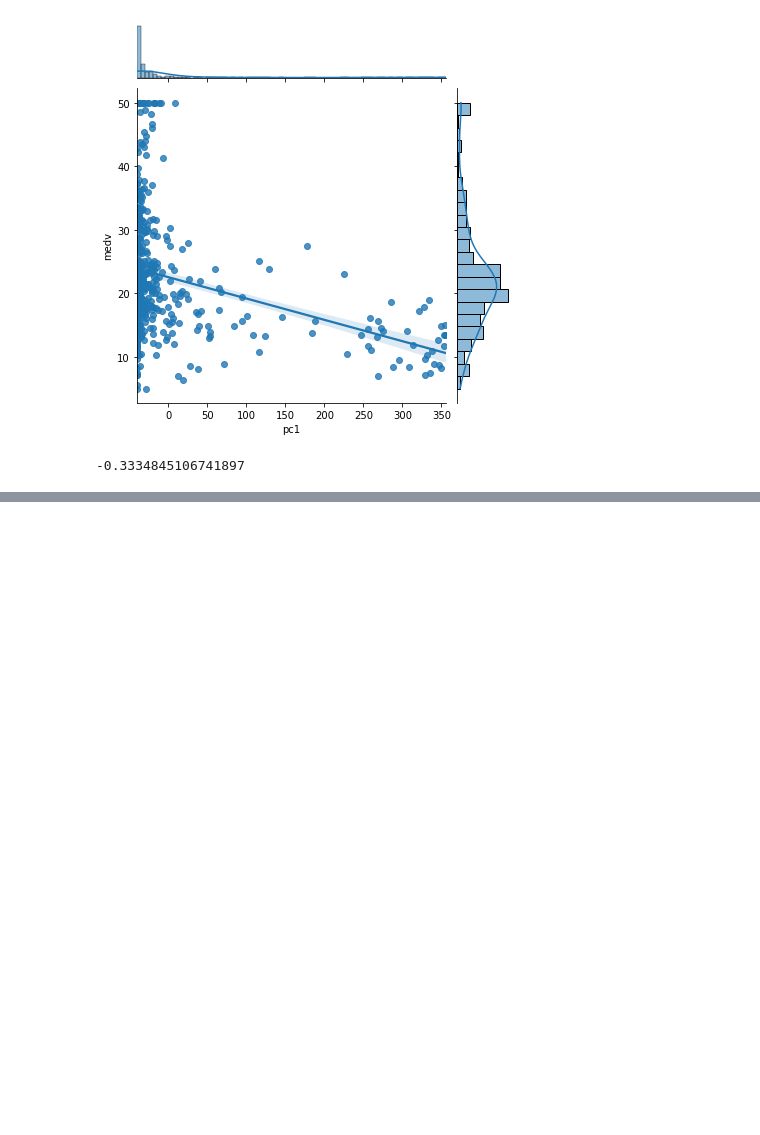
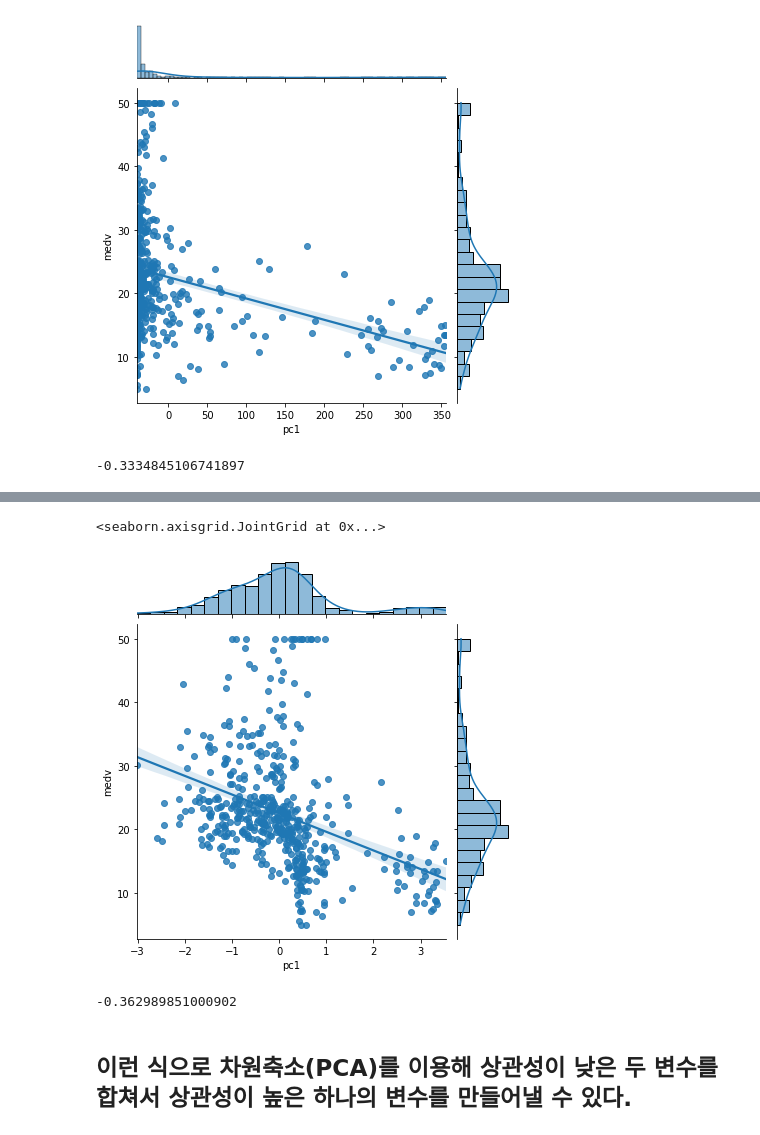
Before and after one commit to Jeong-Bin/Data-Analysis, a Jupyter notebook: 18_머신러닝_차원축소(Boston 집값).ipynb, the cells around one changed output, grey strips where cells are left out. Cells and saved outputs as stored; diff of their text form; code cells hidden in the pictures; blank space fills up the shorter version.

```diff
--- a/18_머신러닝_차원축소(Boston 집값).ipynb
+++ b/18_머신러닝_차원축소(Boston 집값).ipynb
@@ -264,0 +284,8 @@ data['pc1'].corr(data['medv'])
+# %%
+# 정규화 객체 만들기
+scaler = StandardScaler()
+# %%
+scaler.fit(x)
+scaler_x = scaler.transform(x)
+
+# scaler = scaler.fit_transform   이것도 사용가능
@@ -264,0 +302,11 @@ data['pc1'].corr(data['medv'])
+# %%
+# PCA 의 개수 찾기
+pca = PCA(n_components = 1)
+
+# 데이터 학습
+pca.fit(scaler_x)
+
+# 새로운 변수에 담긴 각 변수의 분산을 확인
+pca.components_
+
+# 이제 분산의 정도가 같아졌음
@@ -264,0 +320,4 @@ data['pc1'].corr(data['medv'])
+# %%
+# 다시 pc1 컬럼에 데이터를 넣는다.
+
+data['pc1'] = pca.transform(scaler_x)
@@ -264,0 +333,11 @@ data['pc1'].corr(data['medv'])
+# %%
+sns.jointplot(data = data, x = 'pc1', y = 'medv', kind = 'reg')
+# %% [output]
+<seaborn.axisgrid.JointGrid at 0x...>
+[figure, added]
+# %%
+data['pc1'].corr(data['medv'])
+# %% [output]
+-0.362989851000902
+# %% [markdown]
+<h2> 이런 식으로 차원축소(PCA)를 이용해 상관성이 낮은 두 변수를 합쳐서 상관성이 높은 하나의 변수를 만들어낼 수 있다.
```
Also changed, not shown: parts of 7 cells of this notebook.
